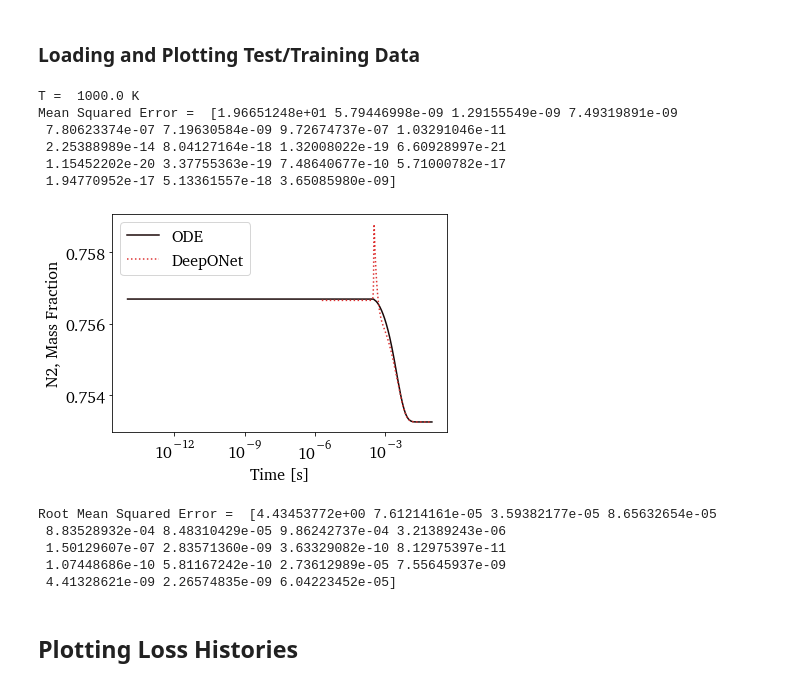
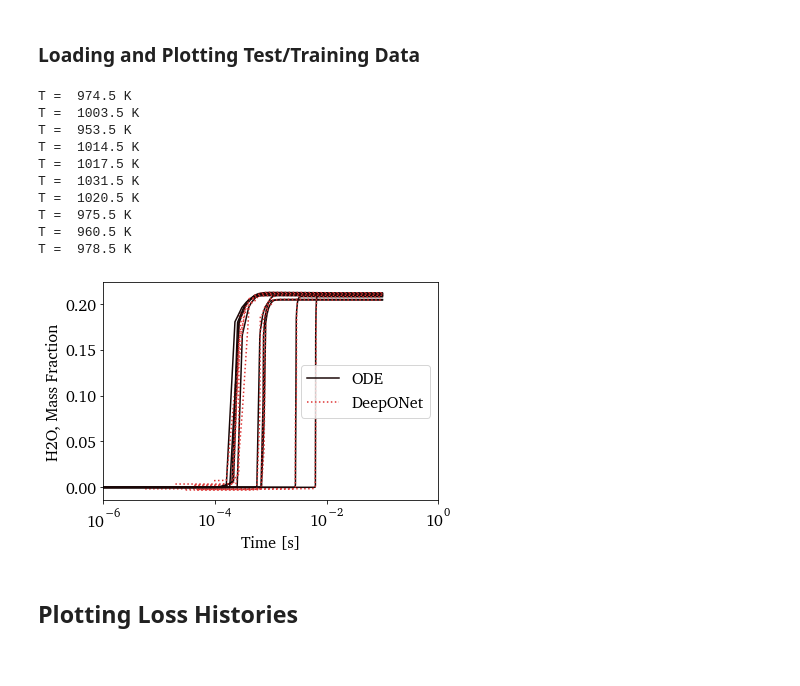
Before and after one commit to sandialabs/romnet, a Jupyter notebook: scripts/postprocessing/0DReactor/DeepONet/Predict_DeepONet_Orig_Slices.ipynb, the cells around one changed output. Drawn from its saved outputs; the diff is of its cells as text; code cells hidden in the pictures.

```diff
--- a/scripts/postprocessing/0DReactor/DeepONet/Predict_DeepONet_Orig_Slices.ipynb
+++ b/scripts/postprocessing/0DReactor/DeepONet/Predict_DeepONet_Orig_Slices.ipynb
@@ -48,15 +48,15 @@ import romnet                            as rmnt
 [Clang 12.0.0 (clang-1200.0.32.29)]
 Missing colon in file PosixPath('/Users/sventur/.matplotlib/stylelib/paper_2columns.mplstyle'), line 1 ('f#### MATPLOTLIBRC FORMAT')
 # %%
-DataDir          = os.path.join(WORKSPACE_PATH, 'ROMNet/Data/0DReact_Isobaric_5000Cases_H2_Iter/')
+DataDir          = os.path.join(WORKSPACE_PATH, 'ROMNet/Data/0DReact_Isobaric_10Cases_H2_Iter/')
 
-path_to_run_fld  = os.path.join(WORKSPACE_PATH, 'ROMNet/0DReact_Isobaric_5000Cases_H2_Iter/DeepONet/Run_1/')
+path_to_run_fld  = os.path.join(WORKSPACE_PATH, 'ROMNet/0DReact_Isobaric_10Cases_H2_Iter/DeepONet/Run_3/')
 
 FigDir           = None #os.path.join(WORKSPACE_PATH, '../Desktop/Paper_Figures_DeepONet_TEMP/')
 
 
 DataType         = 'train'
-CasesVec         = range(0,5000,500)#100,10)
+CasesVec         = range(0,100,10)#100,10)
 # DataType         = 'test'
 # CasesVec         = range(10) #[1,0,2]
 
@@ -168,8 +168,8 @@ InputVars = Vars0+['t']
 # %% [markdown]
 ### Loading and Plotting Test/Training Data
 # %%
-VarOI      = 'N2'
-VarOI_Name = 'N2'
+VarOI      = 'H2O'
+VarOI_Name = 'H2O'
 
 
 iVar     = Vars.index(VarOI)
@@ -215,55 +215,54 @@ for iTest in CasesVec:
         Label1 = ''
         Label2 = ''
         Label3 = ''
 
     ax[0].plot(tVec+tVec0, y_Data[:,iVar],  '-', c=ColorVec[0], label=Label1)
 
 
 
     y_Pred  = model.predict(DataAll[InputVars])
     ax[0].plot(tVec[1::]+tVec0, y_Pred[:,iVar], ':', c=ColorVec[1], label=Label3)
 
-    if (jTest == 0):
-        MSE  = (y_Pred[0::] - y_Data[1::])**2#/y_Data[1::]**2
-    else:
-        MSE += (y_Pred[0::] - y_Data[1::])**2#/y_Data[1::]**2
+#     if (jTest == 0):
+#         MSE  = (y_Pred[0::] - y_Data[1::])**2#/y_Data[1::]**2
+#     else:
+#         MSE += (y_Pred[0::] - y_Data[1::])**2#/y_Data[1::]**2
 
     jTest += 1
 
 
+ax[0].set_xlim([1.e-6,1.e0])
 ax[0].set_xscale('log')
 ax[0].set_xlabel('Time [s]')
 if (VarOI == 'T'):
     ax[0].set_ylabel('Temperature [K]')
 else:
     ax[0].set_ylabel(r''+VarOI_Name+', Mass Fraction')
 #ax[0].set_xlim([1.e-8,1.e-2])
 ax[0].legend()
 
 
-MSE_ = MSE.sum(axis=0) / len(CasesVec) / (MSE.shape[0])
-print('Mean Squared Error = ', MSE_)
+# MSE_ = MSE.sum(axis=0) / len(CasesVec) / (MSE.shape[0])
+# print('Mean Squared Error = ', MSE_)
 
 
 if (FigDir):
     fig[0].savefig(FigDir+'/0DReact_'+DataType+'_DeepONet_'+VarOI+'.eps', format='eps', bbox_inches='tight')
 # %% [output]
-T =  1000.0 K
-Mean Squared Error =  [1.96651248e+01 5.79446998e-09 1.29155549e-09 7.49319891e-09
- 7.80623374e-07 7.19630584e-09 9.72674737e-07 1.03291046e-11
- 2.25388989e-14 8.04127164e-18 1.32008022e-19 6.60928997e-21
- 1.15452202e-20 3.37755363e-19 7.48640677e-10 5.71000782e-17
- 1.94770952e-17 5.13361557e-18 3.65085980e-09]
+T =  974.5 K
+T =  1003.5 K
+T =  953.5 K
+T =  1014.5 K
+T =  1017.5 K
+T =  1031.5 K
+T =  1020.5 K
+T =  975.5 K
+T =  960.5 K
+T =  978.5 K
-[figure, old version]
+[figure, new version]
 # %%
-RMSE = np.sqrt( MSE.sum(axis=0) / (len(CasesVec) * MSE.shape[0]) )
-print('Root Mean Squared Error = ', RMSE)
+# RMSE = np.sqrt( MSE.sum(axis=0) / (len(CasesVec) * MSE.shape[0]) )
+# print('Root Mean Squared Error = ', RMSE)
-# %% [output]
-Root Mean Squared Error =  [4.43453772e+00 7.61214161e-05 3.59382177e-05 8.65632654e-05
- 8.83528932e-04 8.48310429e-05 9.86242737e-04 3.21389243e-06
- 1.50129607e-07 2.83571360e-09 3.63329082e-10 8.12975397e-11
- 1.07448686e-10 5.81167242e-10 2.73612989e-05 7.55645937e-09
- 4.41328621e-09 2.26574835e-09 6.04223452e-05]
 # %% [markdown]
 ## Plotting Loss Histories
 # %%
```
Also changed, not shown: parts of 11 cells of this notebook, 12 other files.
